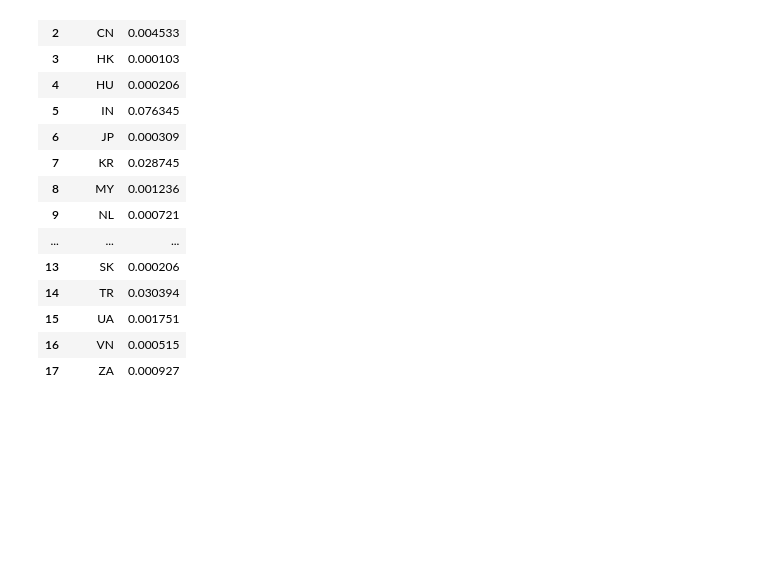
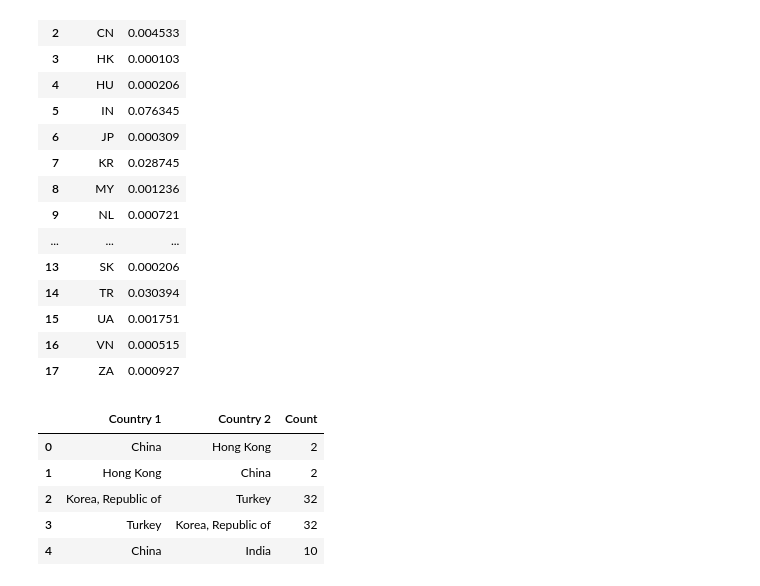
Before and after one commit to lilybhattacharjee5/polisci-vis, a Jupyter notebook: notebooks/iclab-data-files.ipynb, the cells around one changed output. Saved outputs shown, nothing was run; the diff lists cells and outputs as text; code cells hidden in the pictures; blank space fills up the shorter version.

Commit message:
updated iclab datasource mode w/ dropped us filtered data

```diff
--- a/notebooks/iclab-data-files.ipynb
+++ b/notebooks/iclab-data-files.ipynb
@@ -623,3 +623,14 @@ censored_count_drop_us
 | 15 | UA | 0.001751 |
 | 16 | VN | 0.000515 |
 | 17 | ZA | 0.000927 |
+# %%
+dropped_us_common_blocked = pd.read_csv('dropped_us_blocked_intermediate_calculations.csv').drop(columns = ['Unnamed: 0'])
+
+dropped_us_common_blocked.head()
+# %% [output]
+|  | Country 1 | Country 2 | Count |
+| 0 | China | Hong Kong | 2 |
+| 1 | Hong Kong | China | 2 |
+| 2 | Korea, Republic of | Turkey | 32 |
+| 3 | Turkey | Korea, Republic of | 32 |
+| 4 | China | India | 10 |
```
Also changed, not shown: parts of 8 cells of this notebook, 4 other files.
